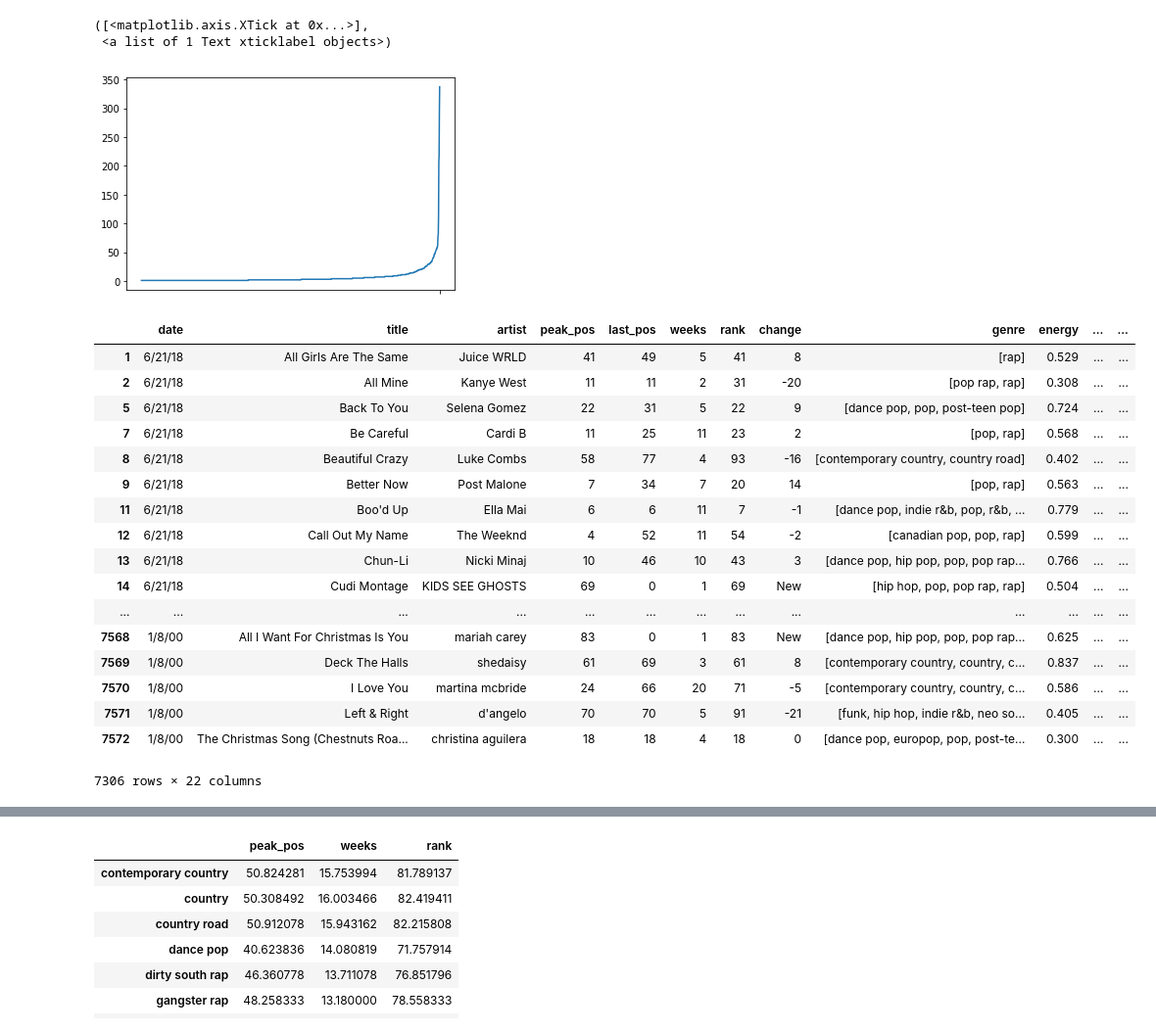
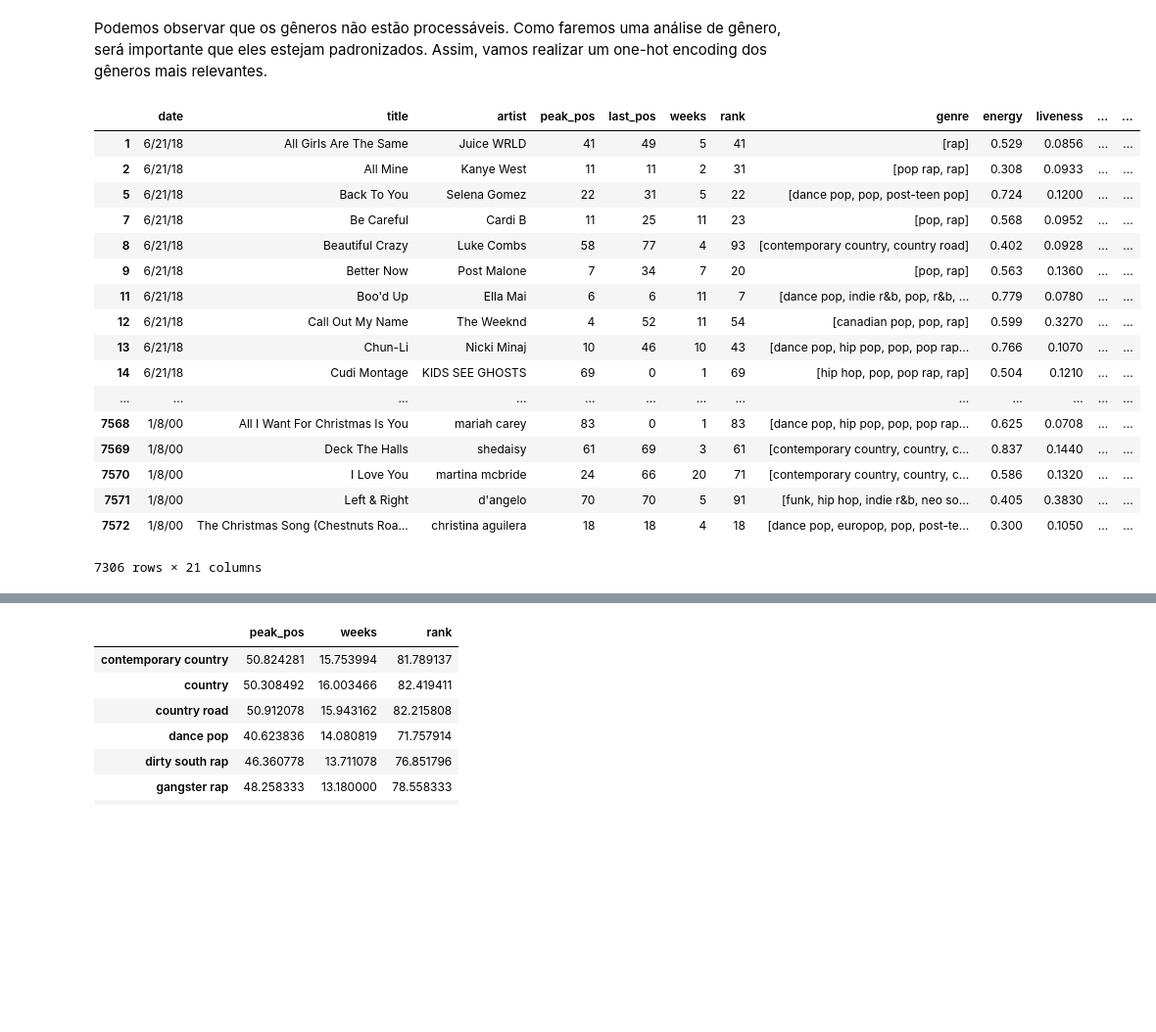
Before and after one commit to mibrahimfm/TP-ICD, a Jupyter notebook: nbs/analise_exploratoria.ipynb, the cells around one changed output, grey strips where cells are left out. Shown at 98% size. Cells and saved outputs as stored; diff of their text form; code cells hidden in the pictures; blank space fills up the shorter version.

```diff
--- a/nbs/analise_exploratoria.ipynb
+++ b/nbs/analise_exploratoria.ipynb
@@ -5,11 +13,9 @@ import pandas as pd
 # %%
-df = pd.read_csv('../dataset/billboard_2000_2018_spotify_lyrics.csv',
+songs = pd.read_csv('../dataset/billboard_2000_2018_spotify_lyrics.csv',
                  encoding='iso-8859-1', na_values='unknown')
-#Colunas retiradas:['year', 'simple_title', 'main_artist', 'spotify_link',
-#                   'spotify_id', 'video_link', 'broad_genre', 'analysis_url', 'lyrics']
 
-df = df[['date', 'title', 'artist', 'peak_pos', 'last_pos', 'weeks', 'rank', 'change', 'genre', 'energy', 'liveness', 'tempo', 'speechiness', 'acousticness', 'instrumentalness', 'time_signature', 'danceability', 'key','duration_ms', 'loudness', 'valence', 'mode']]
+songs = songs[['date', 'title', 'artist', 'peak_pos', 'last_pos', 'weeks', 'rank', 'genre', 'energy', 'liveness', 'tempo', 'speechiness', 'acousticness', 'instrumentalness', 'time_signature', 'danceability', 'key','duration_ms', 'loudness', 'valence', 'mode']]
 
 # Removendo na
-df = df.dropna()
+songs = songs.dropna()
 # %%
@@ -55,43 +31,36 @@ dfRankGroups[dfRankGroups['rank'] > 10]
-# %%
-plt.plot(dfRankGroups['rank'])
-plt.xticks('')
-# %% [output]
-([<matplotlib.axis.XTick at 0x...>],
- <a list of 1 Text xticklabel objects>)
-[figure, removed]
+# %% [markdown]
+Podemos observar que os gêneros não estão processáveis. Como faremos uma análise de gênero, será importante que eles estejam padronizados. Assim, vamos realizar um one-hot encoding dos gêneros mais relevantes.
 # %%
-#Tratando generos para uma lista
-generos = []
+#transforma gêneros para formato de lista
 
 for value in df['genre'].values:
     value = value.replace("u'", "")
     value = value.replace("'", "")
     value = value.replace("[", "")
     value = value.replace("]", "")
 
-    musica = value.split(", ")
+    song_genres = value.split(", ")
 
-    generos.append(musica)
+songs_with_genres = songs.copy()
 
-dfWithGenreList = df.copy()
-
-dfWithGenreList['genre'] = generos
+songs_with_genres['genre'] = genres
+songs_with_genres
 # %% [output]
-|  | date | title | artist | peak_pos | last_pos | weeks | rank | change | genre | energy | ... | ... |
-| 1 | 6/21/18 | All Girls Are The Same | Juice WRLD | 41 | 49 | 5 | 41 | 8 | [rap] | 0.529 | ... | ... |
-| 2 | 6/21/18 | All Mine | Kanye West | 11 | 11 | 2 | 31 | -20 | [pop rap, rap] | 0.308 | ... | ... |
-| 5 | 6/21/18 | Back To You | Selena Gomez | 22 | 31 | 5 | 22 | 9 | [dance pop, pop, post-teen pop] | 0.724 | ... | ... |
-| 7 | 6/21/18 | Be Careful | Cardi B | 11 | 25 | 11 | 23 | 2 | [pop, rap] | 0.568 | ... | ... |
-| 8 | 6/21/18 | Beautiful Crazy | Luke Combs | 58 | 77 | 4 | 93 | -16 | [contemporary country, country road] | 0.402 | ... | ... |
-| 9 | 6/21/18 | Better Now | Post Malone | 7 | 34 | 7 | 20 | 14 | [pop, rap] | 0.563 | ... | ... |
-| 11 | 6/21/18 | Boo'd Up | Ella Mai | 6 | 6 | 11 | 7 | -1 | [dance pop, indie r&b, pop, r&b, ... | 0.779 | ... | ... |
-| 12 | 6/21/18 | Call Out My Name | The Weeknd | 4 | 52 | 11 | 54 | -2 | [canadian pop, pop, rap] | 0.599 | ... | ... |
-| 13 | 6/21/18 | Chun-Li | Nicki Minaj | 10 | 46 | 10 | 43 | 3 | [dance pop, hip pop, pop, pop rap... | 0.766 | ... | ... |
-| 14 | 6/21/18 | Cudi Montage | KIDS SEE GHOSTS | 69 | 0 | 1 | 69 | New | [hip hop, pop, pop rap, rap] | 0.504 | ... | ... |
+|  | date | title | artist | peak_pos | last_pos | weeks | rank | genre | energy | liveness | ... | ... |
+| 1 | 6/21/18 | All Girls Are The Same | Juice WRLD | 41 | 49 | 5 | 41 | [rap] | 0.529 | 0.0856 | ... | ... |
+| 2 | 6/21/18 | All Mine | Kanye West | 11 | 11 | 2 | 31 | [pop rap, rap] | 0.308 | 0.0933 | ... | ... |
+| 5 | 6/21/18 | Back To You | Selena Gomez | 22 | 31 | 5 | 22 | [dance pop, pop, post-teen pop] | 0.724 | 0.1200 | ... | ... |
+| 7 | 6/21/18 | Be Careful | Cardi B | 11 | 25 | 11 | 23 | [pop, rap] | 0.568 | 0.0952 | ... | ... |
+| 8 | 6/21/18 | Beautiful Crazy | Luke Combs | 58 | 77 | 4 | 93 | [contemporary country, country road] | 0.402 | 0.0928 | ... | ... |
+| 9 | 6/21/18 | Better Now | Post Malone | 7 | 34 | 7 | 20 | [pop, rap] | 0.563 | 0.1360 | ... | ... |
+| 11 | 6/21/18 | Boo'd Up | Ella Mai | 6 | 6 | 11 | 7 | [dance pop, indie r&b, pop, r&b, ... | 0.779 | 0.0780 | ... | ... |
+| 12 | 6/21/18 | Call Out My Name | The Weeknd | 4 | 52 | 11 | 54 | [canadian pop, pop, rap] | 0.599 | 0.3270 | ... | ... |
+| 13 | 6/21/18 | Chun-Li | Nicki Minaj | 10 | 46 | 10 | 43 | [dance pop, hip pop, pop, pop rap... | 0.766 | 0.1070 | ... | ... |
+| 14 | 6/21/18 | Cudi Montage | KIDS SEE GHOSTS | 69 | 0 | 1 | 69 | [hip hop, pop, pop rap, rap] | 0.504 | 0.1210 | ... | ... |
 | ... | ... | ... | ... | ... | ... | ... | ... | ... | ... | ... | ... | ... |
-| 7568 | 1/8/00 | All I Want For Christmas Is You | mariah carey | 83 | 0 | 1 | 83 | New | [dance pop, hip pop, pop, pop rap... | 0.625 | ... | ... |
-| 7569 | 1/8/00 | Deck The Halls | shedaisy | 61 | 69 | 3 | 61 | 8 | [contemporary country, country, c... | 0.837 | ... | ... |
-| 7570 | 1/8/00 | I Love You | martina mcbride | 24 | 66 | 20 | 71 | -5 | [contemporary country, country, c... | 0.586 | ... | ... |
-| 7571 | 1/8/00 | Left & Right | d'angelo | 70 | 70 | 5 | 91 | -21 | [funk, hip hop, indie r&b, neo so... | 0.405 | ... | ... |
-| 7572 | 1/8/00 | The Christmas Song (Chestnuts Roa... | christina aguilera | 18 | 18 | 4 | 18 | 0 | [dance pop, europop, pop, post-te... | 0.300 | ... | ... |
+| 7568 | 1/8/00 | All I Want For Christmas Is You | mariah carey | 83 | 0 | 1 | 83 | [dance pop, hip pop, pop, pop rap... | 0.625 | 0.0708 | ... | ... |
+| 7569 | 1/8/00 | Deck The Halls | shedaisy | 61 | 69 | 3 | 61 | [contemporary country, country, c... | 0.837 | 0.1440 | ... | ... |
+| 7570 | 1/8/00 | I Love You | martina mcbride | 24 | 66 | 20 | 71 | [contemporary country, country, c... | 0.586 | 0.1320 | ... | ... |
+| 7571 | 1/8/00 | Left & Right | d'angelo | 70 | 70 | 5 | 91 | [funk, hip hop, indie r&b, neo so... | 0.405 | 0.3830 | ... | ... |
+| 7572 | 1/8/00 | The Christmas Song (Chestnuts Roa... | christina aguilera | 18 | 18 | 4 | 18 | [dance pop, europop, pop, post-te... | 0.300 | 0.1050 | ... | ... |
-7306 rows × 22 columns
+7306 rows × 21 columns
```
Also changed, not shown: parts of 17 cells of this notebook.
